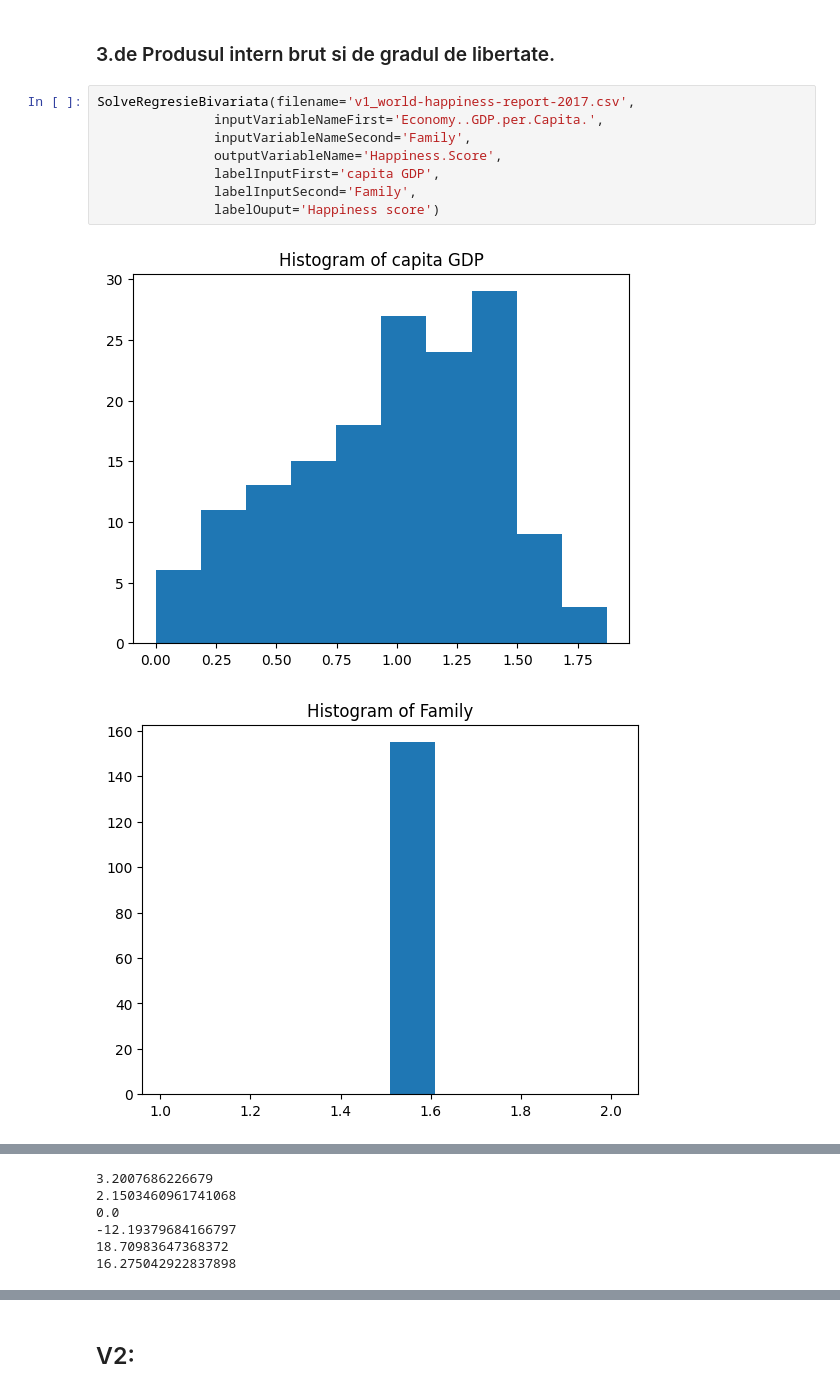
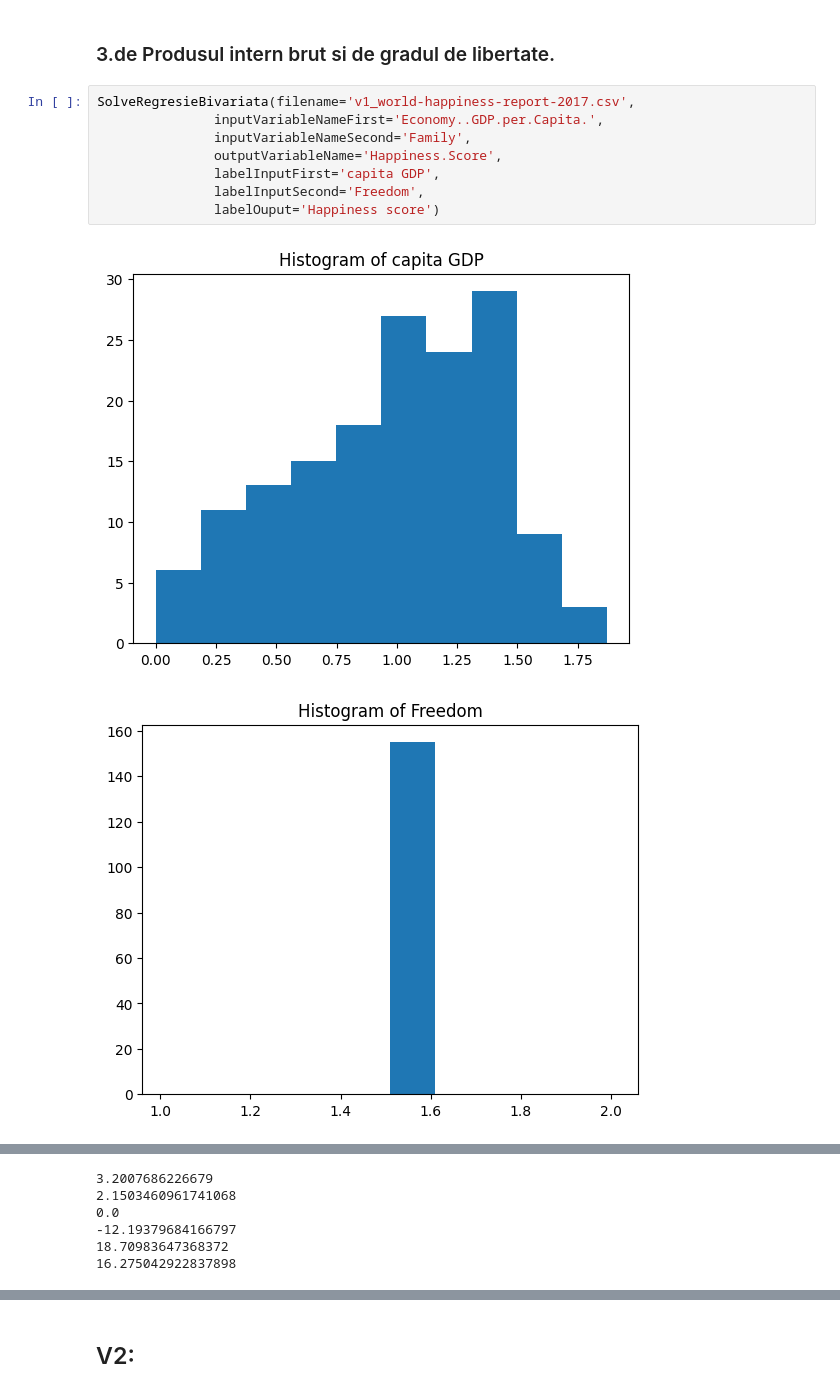
Before and after one commit to redusca/Semestrul-4-Ubb, a Jupyter notebook: Ai/Lab5/Lab5Ai.ipynb, the cells around one changed output, grey strips where cells are left out. Saved outputs shown, nothing was run; the diff lists cells and outputs as text.

```diff
--- a/Ai/Lab5/Lab5Ai.ipynb
+++ b/Ai/Lab5/Lab5Ai.ipynb
@@ -252,12 +252,12 @@ Eroare code cu tool : 1.488969965516146
 # %%
 SolveRegresieBivariata(filename='v1_world-happiness-report-2017.csv',
                inputVariableNameFirst='Economy..GDP.per.Capita.',
                inputVariableNameSecond='Family',
                outputVariableName='Happiness.Score',
                labelInputFirst='capita GDP',
-               labelInputSecond='Family',
+               labelInputSecond='Freedom',
                labelOuput='Happiness score')
 # %% [output]
 [figure]
-[figure, old version]
+[figure, new version]
 [figure]
```
Also changed, not shown: parts of 3 cells of this notebook.
